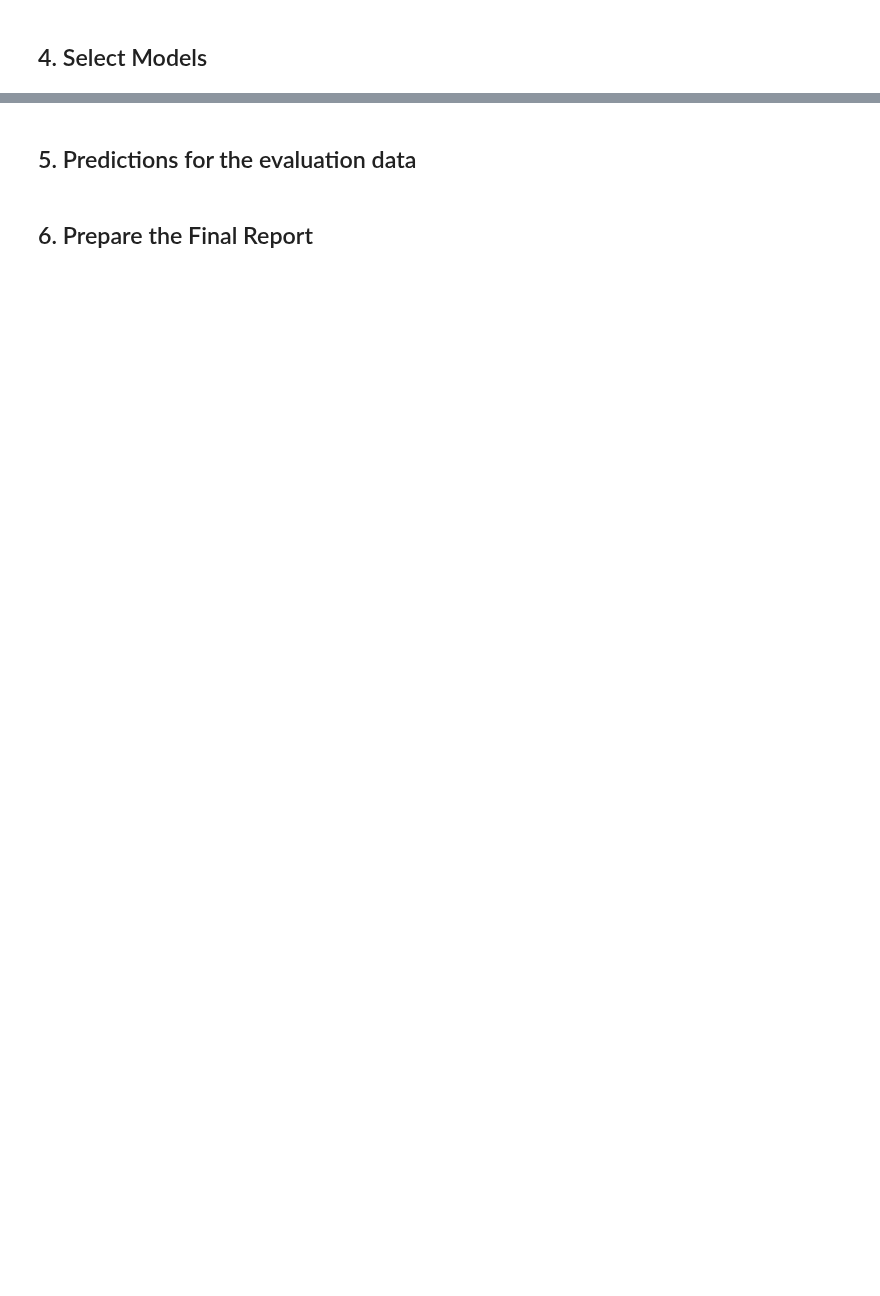
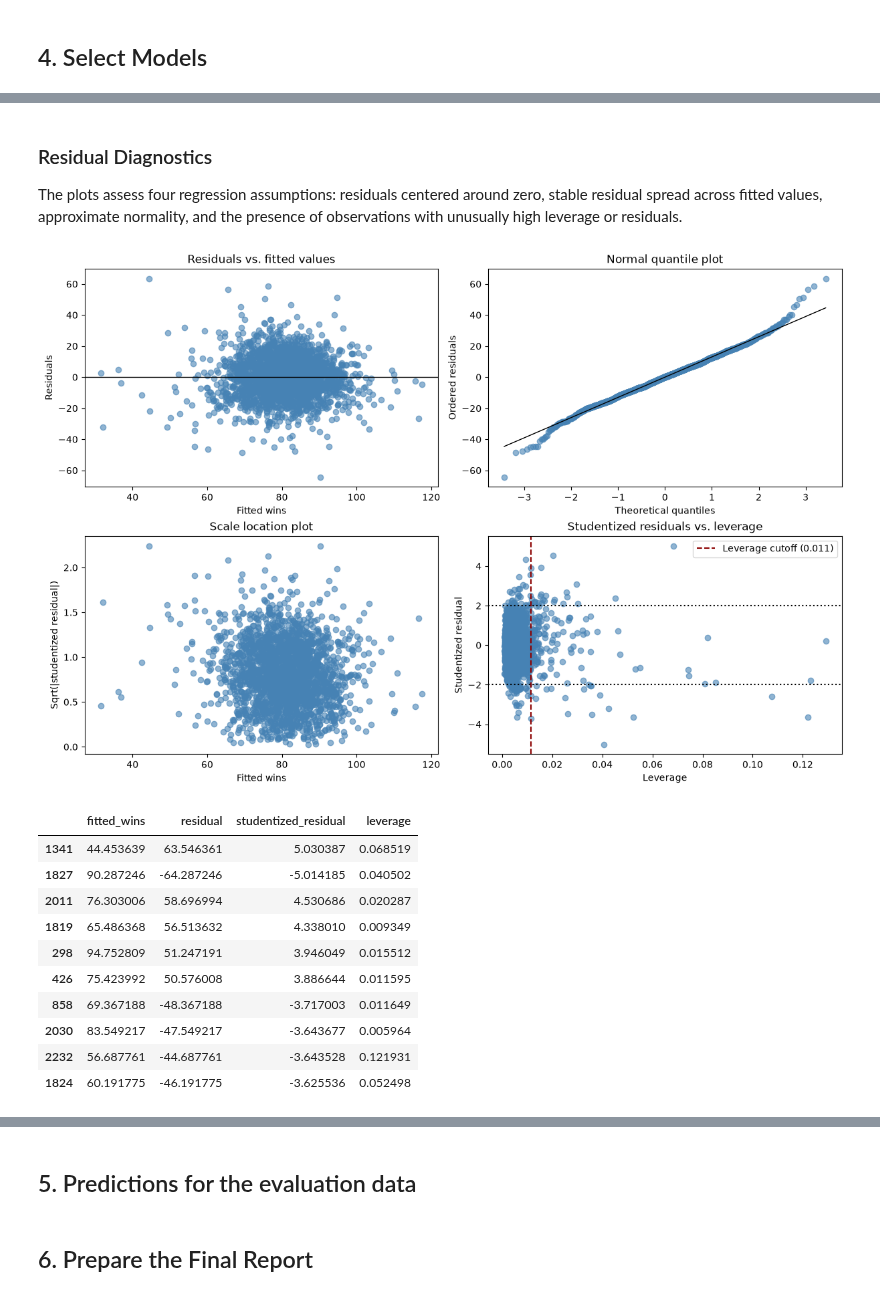
Before and after one commit to alinsimon/data621-data-mining, a Jupyter notebook: homeworks/hw01/notebooks/hw01_moneyball_analysis_python.ipynb, the cells around one changed output, grey strips where cells are left out. Cells and saved outputs as stored; diff of their text form; code cells hidden in the pictures; blank space fills up the shorter version.

```diff
--- a/homeworks/hw01/notebooks/hw01_moneyball_analysis_python.ipynb
+++ b/homeworks/hw01/notebooks/hw01_moneyball_analysis_python.ipynb
@@ -444,0 +585,10 @@ memory usage: 320.2 KB
+# %%
+# model 2: drop the redundant / non-significant predictors identified in model 1
+removed_from_model1 = ["TEAM_PITCHING_HR", "TEAM_BASERUN_CS"]
+model2_predictors = [col for col in model1_predictors if col not in removed_from_model1]
+model2 = fit_model(model2_predictors, training)
+
+print("Removed from Model 1:", removed_from_model1)
+print(model2.summary())
+display(fit_statistics(model2, "Model 2: Reduced"))
+display(coefficient_table(model2))
@@ -444,0 +722,10 @@ memory usage: 320.2 KB
+# %%
+# compare the 3 models on overall fit and multicollinearity
+models = {"Model 1: Full": model1, "Model 2: Reduced": model2, "Model 3: Derived": model3}
+
+comparison = pd.concat([fit_statistics(m, name) for name, m in models.items()])
+comparison["max_VIF"] = [coefficient_table(m)["VIF"].max() for m in models.values()]
+comparison["n_VIF_over_10"] = [(coefficient_table(m)["VIF"] > 10).sum() for m in models.values()]
+comparison["n_wrong_sign"] = [(coefficient_table(m)["sign_ok"] == "NO").sum() for m in models.values()]
+comparison["n_not_significant"] = [(coefficient_table(m)["p_value"] >= 0.05).sum() for m in models.values()]
+display(comparison)
@@ -446,0 +787,56 @@ memory usage: 320.2 KB
+# %% [markdown]
+### Residual Diagnostics
+
+The plots assess four regression assumptions: residuals centered around zero, stable residual spread across fitted values, approximate normality, and the presence of observations with unusually high leverage or residuals.
+# %%
+# Residual and influence diagnostics for the selected model
+from scipy import stats
+
+influence = selected_model.get_influence()
+studentized_residuals = influence.resid_studentized_internal
+leverage = influence.hat_matrix_diag
+leverage_cutoff = 2 * (selected_model.df_model + 1) / selected_model.nobs
+
+fig, axes = plt.subplots(2, 2, figsize=(12, 8), constrained_layout=True)
+
+axes[0, 0].scatter(fitted_values, residuals, alpha=0.6, color="steelblue")
+axes[0, 0].axhline(0, color="black", linewidth=1)
+axes[0, 0].set(title="Residuals vs. fitted values", xlabel="Fitted wins", ylabel="Residuals")
+
+(quantiles, ordered_residuals), (qq_slope, qq_intercept, _) = stats.probplot(residuals, dist="norm", fit=True)
+axes[0, 1].scatter(quantiles, ordered_residuals, alpha=0.6, color="steelblue")
+axes[0, 1].plot(quantiles, qq_slope * quantiles + qq_intercept, color="black", linewidth=1)
+axes[0, 1].set(title="Normal quantile plot", xlabel="Theoretical quantiles", ylabel="Ordered residuals")
+
+axes[1, 0].scatter(fitted_values, np.sqrt(np.abs(studentized_residuals)), alpha=0.6, color="steelblue")
+axes[1, 0].set(title="Scale location plot", xlabel="Fitted wins", ylabel="Sqrt(|studentized residual|)")
+
+axes[1, 1].scatter(leverage, studentized_residuals, alpha=0.6, color="steelblue")
+axes[1, 1].axvline(leverage_cutoff, color="darkred", linestyle="--", label=f"Leverage cutoff ({leverage_cutoff:.3f})")
+axes[1, 1].axhline(2, color="black", linestyle=":")
+axes[1, 1].axhline(-2, color="black", linestyle=":")
+axes[1, 1].set(title="Studentized residuals vs. leverage", xlabel="Leverage", ylabel="Studentized residual")
+axes[1, 1].legend()
+
+plt.show()
+
+diagnostics = pd.DataFrame({
+    "fitted_wins": fitted_values,
+    "residual": residuals,
+    "studentized_residual": studentized_residuals,
+    "leverage": leverage,
+})
+display(diagnostics.reindex(diagnostics["studentized_residual"].abs().sort_values(ascending=False).head(10).index))
+# %% [output]
+[figure, added]
+|  | fitted_wins | residual | studentized_residual | leverage |
+| 1341 | 44.453639 | 63.546361 | 5.030387 | 0.068519 |
+| 1827 | 90.287246 | -64.287246 | -5.014185 | 0.040502 |
+| 2011 | 76.303006 | 58.696994 | 4.530686 | 0.020287 |
+| 1819 | 65.486368 | 56.513632 | 4.338010 | 0.009349 |
+| 298 | 94.752809 | 51.247191 | 3.946049 | 0.015512 |
+| 426 | 75.423992 | 50.576008 | 3.886644 | 0.011595 |
+| 858 | 69.367188 | -48.367188 | -3.717003 | 0.011649 |
+| 2030 | 83.549217 | -47.549217 | -3.643677 | 0.005964 |
+| 2232 | 56.687761 | -44.687761 | -3.643528 | 0.121931 |
+| 1824 | 60.191775 | -46.191775 | -3.625536 | 0.052498 |
```
Also changed, not shown: parts of 24 cells of this notebook, 1 other file.
